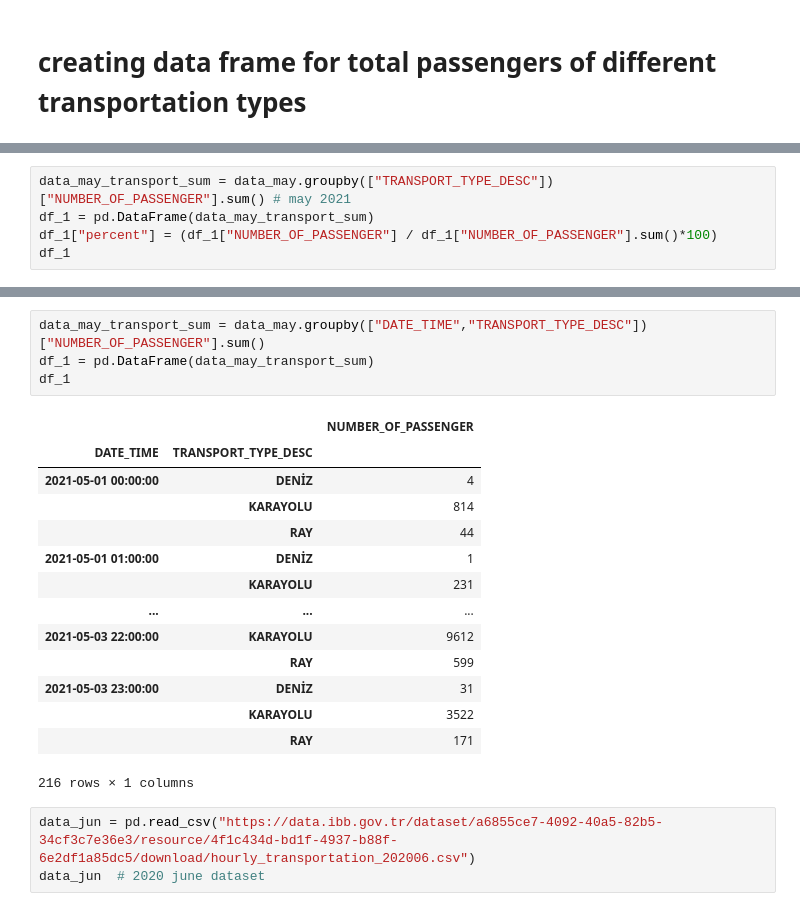
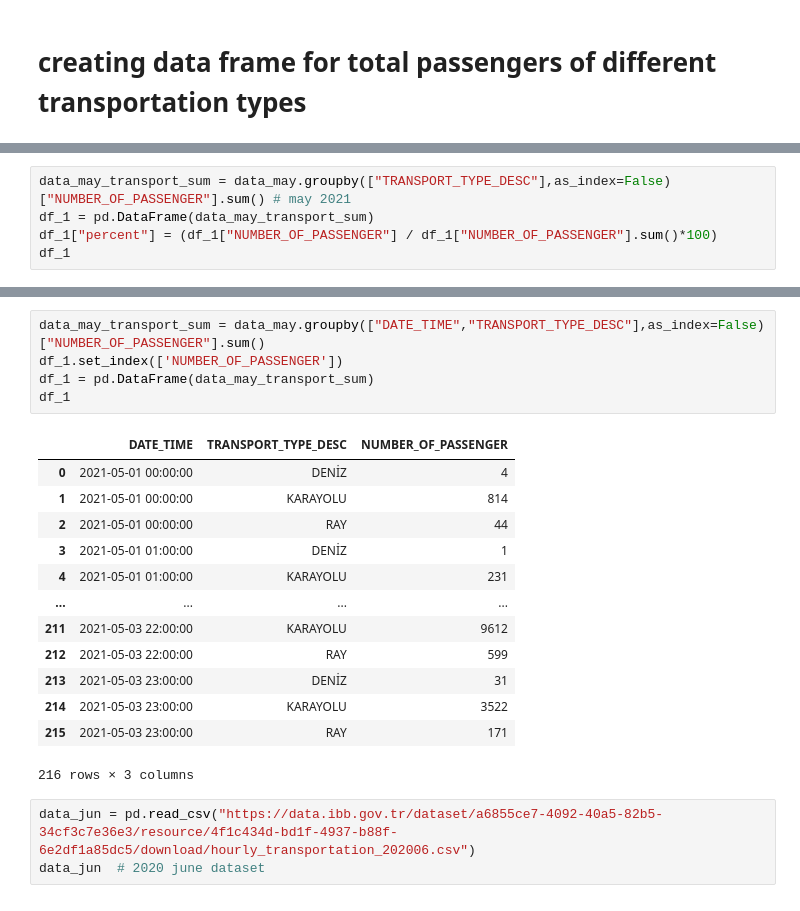
Before and after one commit to ozzden/mat381e, a Jupyter notebook: HW1.ipynb, the cells around one changed output, grey strips where cells are left out. Drawn from its saved outputs; the diff is of its cells as text.

```diff
--- a/HW1.ipynb
+++ b/HW1.ipynb
@@ -119,5 +114,5 @@ df_1
 # %%
-data_may_transport_sum = data_may.groupby(["TRANSPORT_TYPE_DESC"])["NUMBER_OF_PASSENGER"].sum() # may 2021
+data_may_transport_sum = data_may.groupby(["TRANSPORT_TYPE_DESC"],as_index=False)["NUMBER_OF_PASSENGER"].sum() # may 2021
 df_1 = pd.DataFrame(data_may_transport_sum)
 df_1["percent"] = (df_1["NUMBER_OF_PASSENGER"] / df_1["NUMBER_OF_PASSENGER"].sum()*100)
 df_1
@@ -130,22 +124,22 @@ df_1
 # %%
-data_may_transport_sum = data_may.groupby(["DATE_TIME","TRANSPORT_TYPE_DESC"])["NUMBER_OF_PASSENGER"].sum()
+data_may_transport_sum = data_may.groupby(["DATE_TIME","TRANSPORT_TYPE_DESC"],as_index=False)["NUMBER_OF_PASSENGER"].sum()
+df_1.set_index(['NUMBER_OF_PASSENGER'])
 df_1 = pd.DataFrame(data_may_transport_sum)
 df_1
 # %% [output]
-|  |  | NUMBER_OF_PASSENGER |
-| DATE_TIME | TRANSPORT_TYPE_DESC |  |
-| 2021-05-01 00:00:00 | DENİZ | 4 |
-|  | KARAYOLU | 814 |
-|  | RAY | 44 |
-| 2021-05-01 01:00:00 | DENİZ | 1 |
-|  | KARAYOLU | 231 |
-| ... | ... | ... |
-| 2021-05-03 22:00:00 | KARAYOLU | 9612 |
-|  | RAY | 599 |
-| 2021-05-03 23:00:00 | DENİZ | 31 |
-|  | KARAYOLU | 3522 |
-|  | RAY | 171 |
+|  | DATE_TIME | TRANSPORT_TYPE_DESC | NUMBER_OF_PASSENGER |
+| 0 | 2021-05-01 00:00:00 | DENİZ | 4 |
+| 1 | 2021-05-01 00:00:00 | KARAYOLU | 814 |
+| 2 | 2021-05-01 00:00:00 | RAY | 44 |
+| 3 | 2021-05-01 01:00:00 | DENİZ | 1 |
+| 4 | 2021-05-01 01:00:00 | KARAYOLU | 231 |
+| ... | ... | ... | ... |
+| 211 | 2021-05-03 22:00:00 | KARAYOLU | 9612 |
+| 212 | 2021-05-03 22:00:00 | RAY | 599 |
+| 213 | 2021-05-03 23:00:00 | DENİZ | 31 |
+| 214 | 2021-05-03 23:00:00 | KARAYOLU | 3522 |
+| 215 | 2021-05-03 23:00:00 | RAY | 171 |
-216 rows × 1 columns
+216 rows × 3 columns
 # %%
 data_jun = pd.read_csv("https://data.ibb.gov.tr/dataset/a6855ce7-4092-40a5-82b5-34cf3c7e36e3/resource/4f1c434d-bd1f-4937-b88f-6e2df1a85dc5/download/hourly_transportation_202006.csv")
 data_jun  # 2020 june dataset
```
Also changed, not shown: parts of 22 cells of this notebook.
